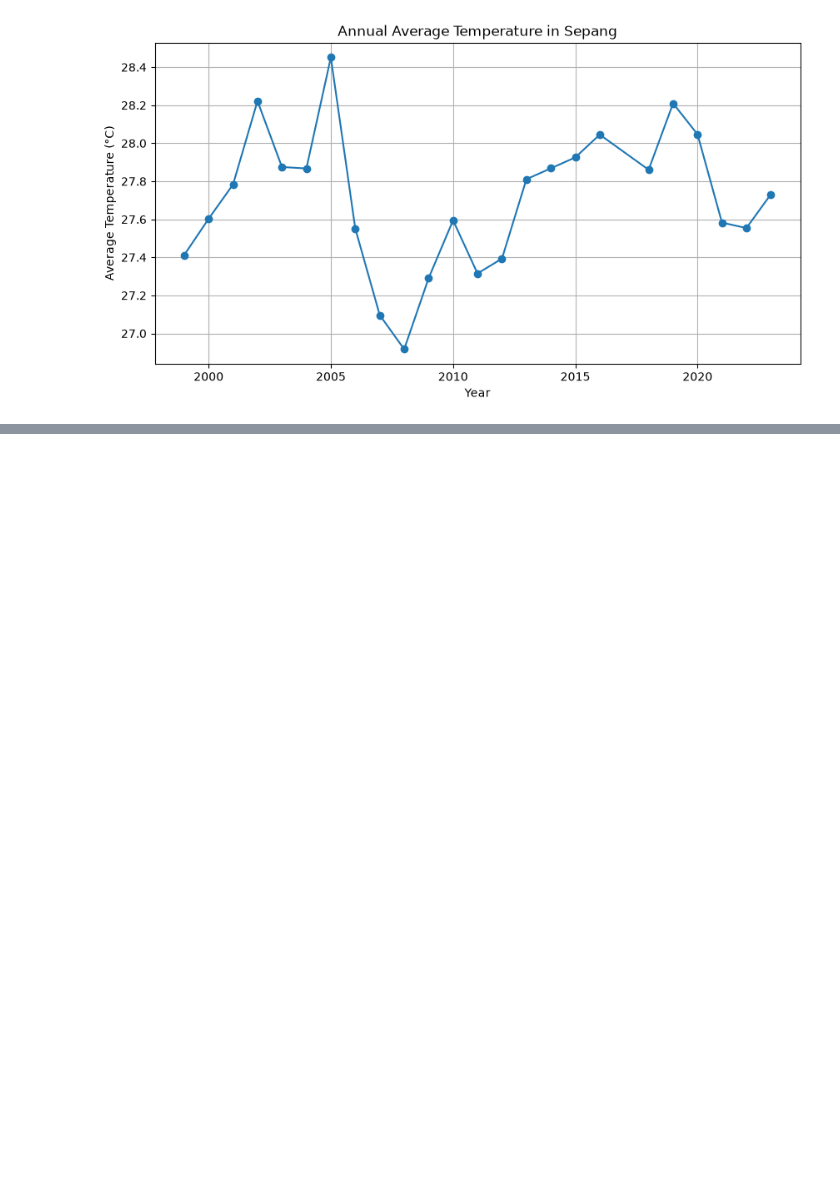
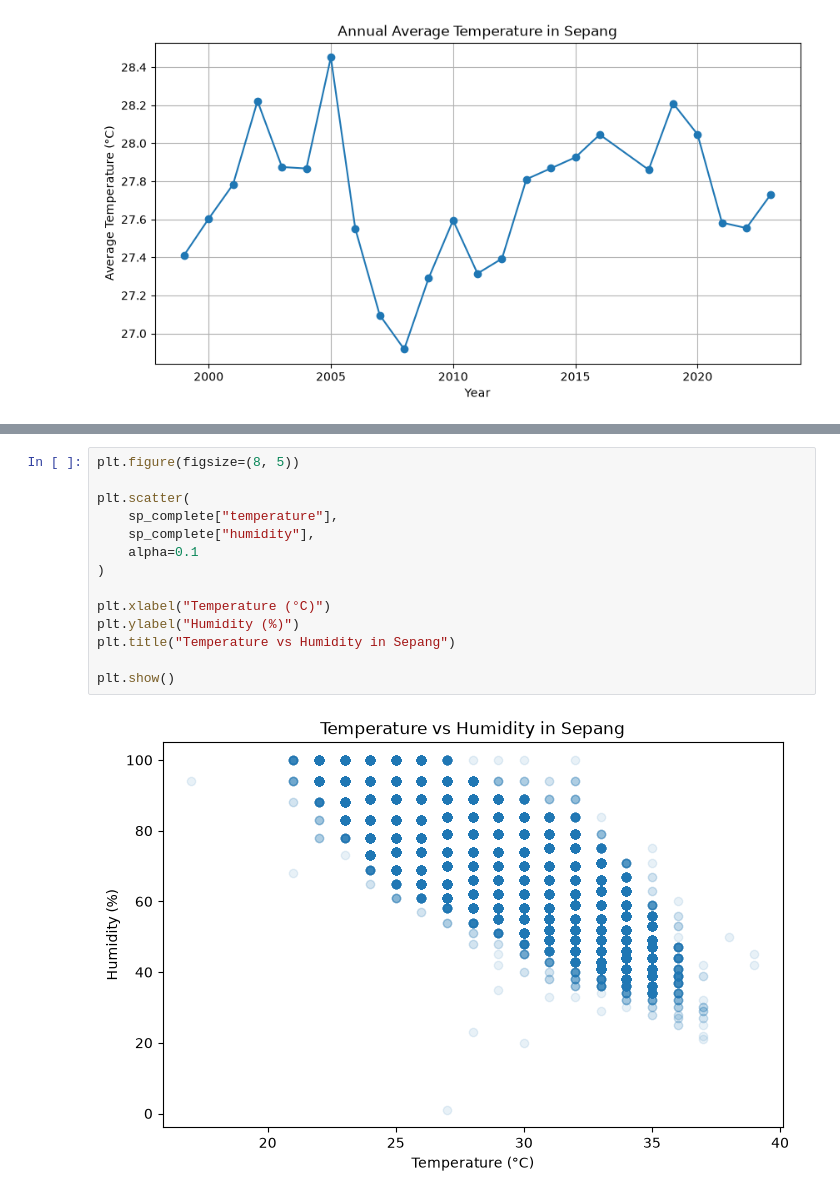
Before and after one commit to ThejaJeff/malaysia-weather-explorer, a Jupyter notebook: notebooks/weather_analysis.ipynb, the cells around one changed output, grey strips where cells are left out. Cells and saved outputs as stored; diff of their text form; blank space fills up the shorter version.

```diff
--- a/notebooks/weather_analysis.ipynb
+++ b/notebooks/weather_analysis.ipynb
@@ -468,0 +561,16 @@ plt.show()
+# %%
+plt.figure(figsize=(8, 5))
+
+plt.scatter(
+    sp_complete["temperature"],
+    sp_complete["humidity"],
+    alpha=0.1
+)
+
+plt.xlabel("Temperature (°C)")
+plt.ylabel("Humidity (%)")
+plt.title("Temperature vs Humidity in Sepang")
+
+plt.show()
+# %% [output]
+[figure, added]
```
Also changed, not shown: parts of 20 cells of this notebook.
